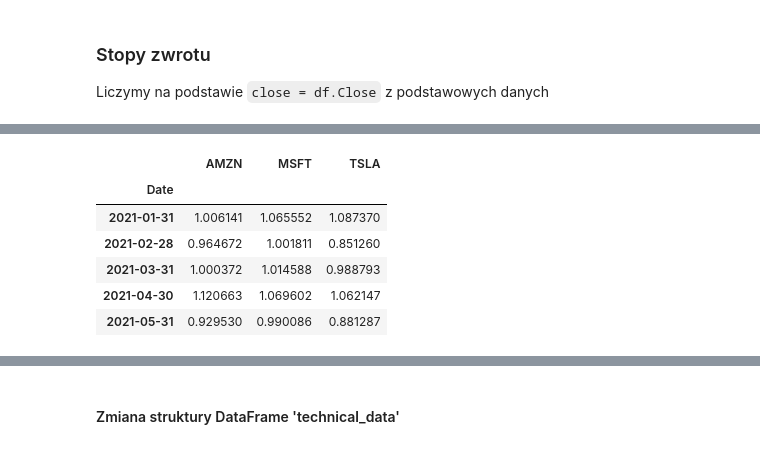
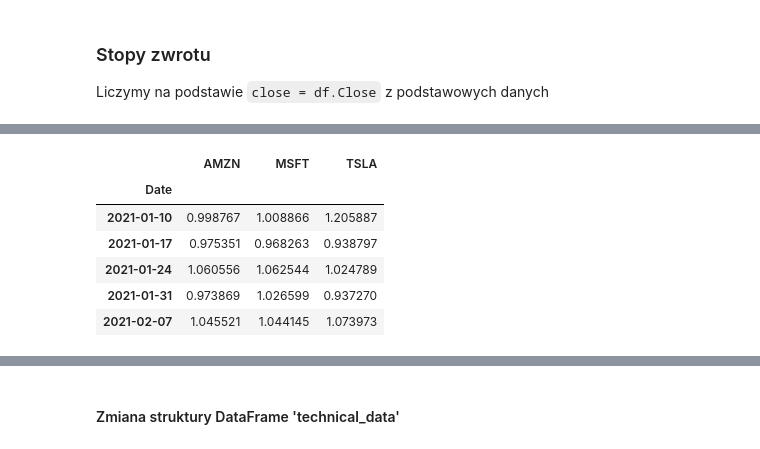
Before and after one commit to MlekoZjad/ML_2024, a Jupyter notebook: simple_portfolio_strategy_KK.ipynb, the cells around one changed output, grey strips where cells are left out. Cells and saved outputs as stored; diff of their text form; code cells hidden in the pictures.

```diff
--- a/simple_portfolio_strategy_KK.ipynb
+++ b/simple_portfolio_strategy_KK.ipynb
@@ -434,12 +431,12 @@ df = yf.download(tickers, start = '2021-01-01')
 # %%
 # close = df.Close
-close_ret = (close.pct_change()+1)[1:].resample("M").prod() # proste stopy zwrotu/ jeśli ln to sumujemy (.prod() - mnożymy)
+close_ret = (close.pct_change()+1)[1:].resample("W").prod() # proste stopy zwrotu/ jeśli ln to sumujemy (.prod() - mnożymy)
 close_ret.head()
 # %% [output]
 |  | AMZN | MSFT | TSLA |
 | Date |  |  |  |
-| 2021-01-31 | 1.006141 | 1.065552 | 1.087370 |
-| 2021-02-28 | 0.964672 | 1.001811 | 0.851260 |
-| 2021-03-31 | 1.000372 | 1.014588 | 0.988793 |
-| 2021-04-30 | 1.120663 | 1.069602 | 1.062147 |
-| 2021-05-31 | 0.929530 | 0.990086 | 0.881287 |
+| 2021-01-10 | 0.998767 | 1.008866 | 1.205887 |
+| 2021-01-17 | 0.975351 | 0.968263 | 0.938797 |
+| 2021-01-24 | 1.060556 | 1.062544 | 1.024789 |
+| 2021-01-31 | 0.973869 | 1.026599 | 0.937270 |
+| 2021-02-07 | 1.045521 | 1.044145 | 1.073973 |
```
Also changed, not shown: parts of 40 cells of this notebook.
